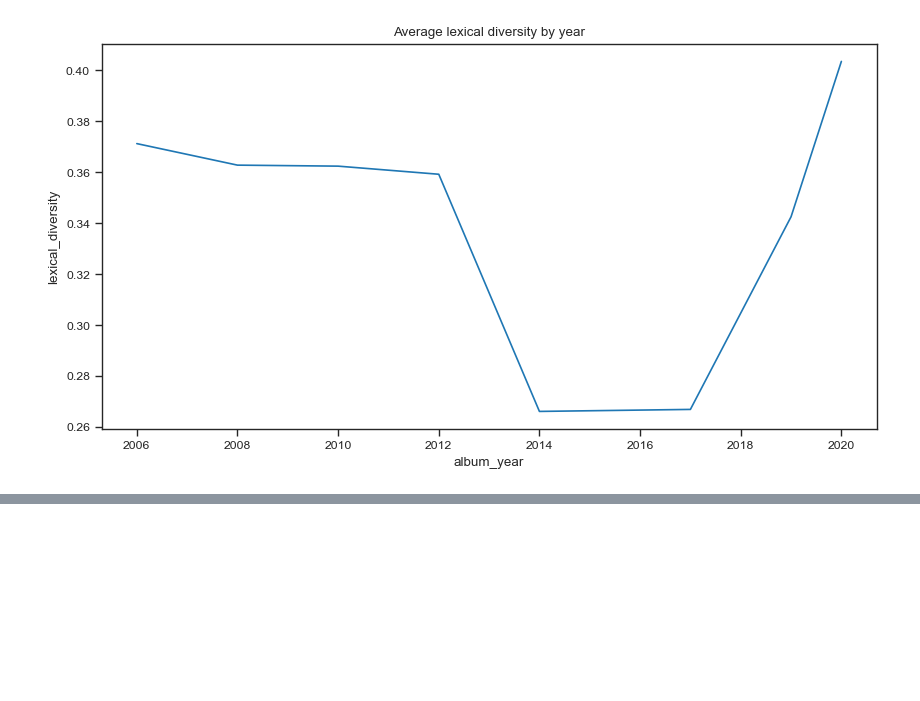
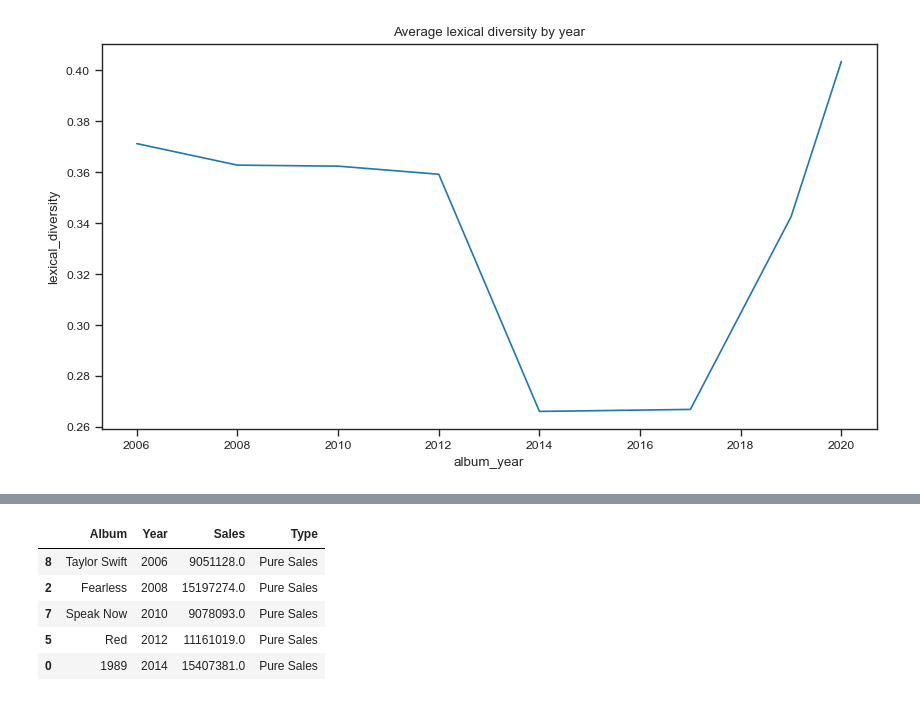
Before and after one commit to Elsword016/Story_in_pixels, a Jupyter notebook: Taylor_Swift_lyrics/taylor_swift_gemma.ipynb, the cells around one changed output, grey strips where cells are left out. Saved outputs shown, nothing was run; the diff lists cells and outputs as text; code cells hidden in the pictures; blank space fills up the shorter version.

```diff
--- a/Taylor_Swift_lyrics/taylor_swift_gemma.ipynb
+++ b/Taylor_Swift_lyrics/taylor_swift_gemma.ipynb
@@ -425,0 +502,2 @@ lyrics_df.to_csv('lyrics.csv',index=False)
+# %%
+puresales = sales.groupby('Album')['Sales'].sum().reset_index()
@@ -425,0 +529,10 @@ lyrics_df.to_csv('lyrics.csv',index=False)
+# %%
+puresales["Type"] = "Pure Sales"
+puresales.head()
+# %% [output]
+|  | Album | Year | Sales | Type |
+| 8 | Taylor Swift | 2006 | 9051128.0 | Pure Sales |
+| 2 | Fearless | 2008 | 15197274.0 | Pure Sales |
+| 7 | Speak Now | 2010 | 9078093.0 | Pure Sales |
+| 5 | Red | 2012 | 11161019.0 | Pure Sales |
+| 0 | 1989 | 2014 | 15407381.0 | Pure Sales |
```
Also changed, not shown: parts of 34 cells of this notebook.
